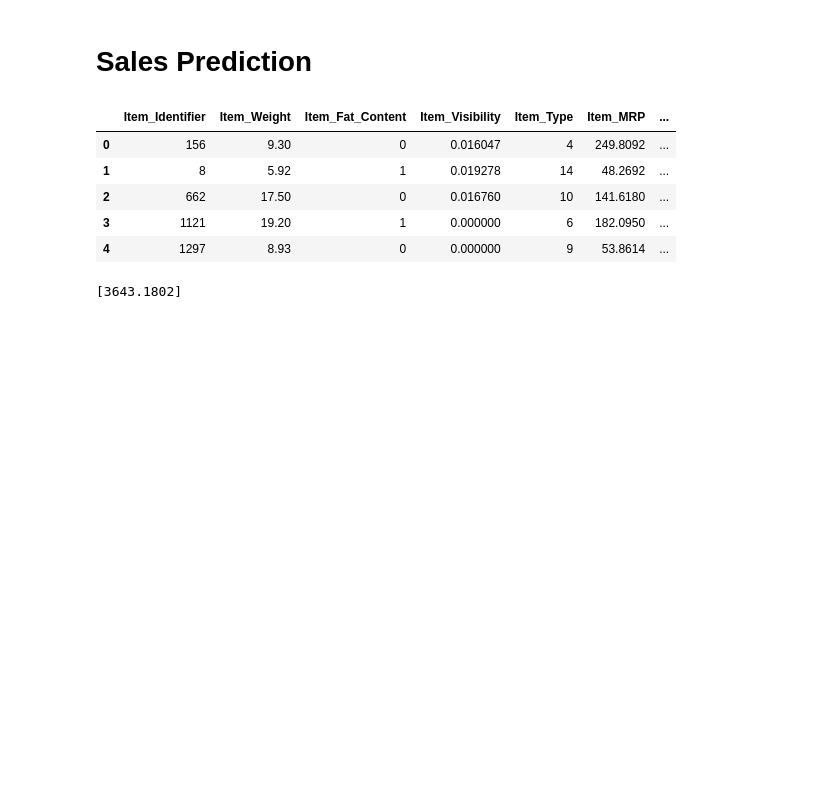
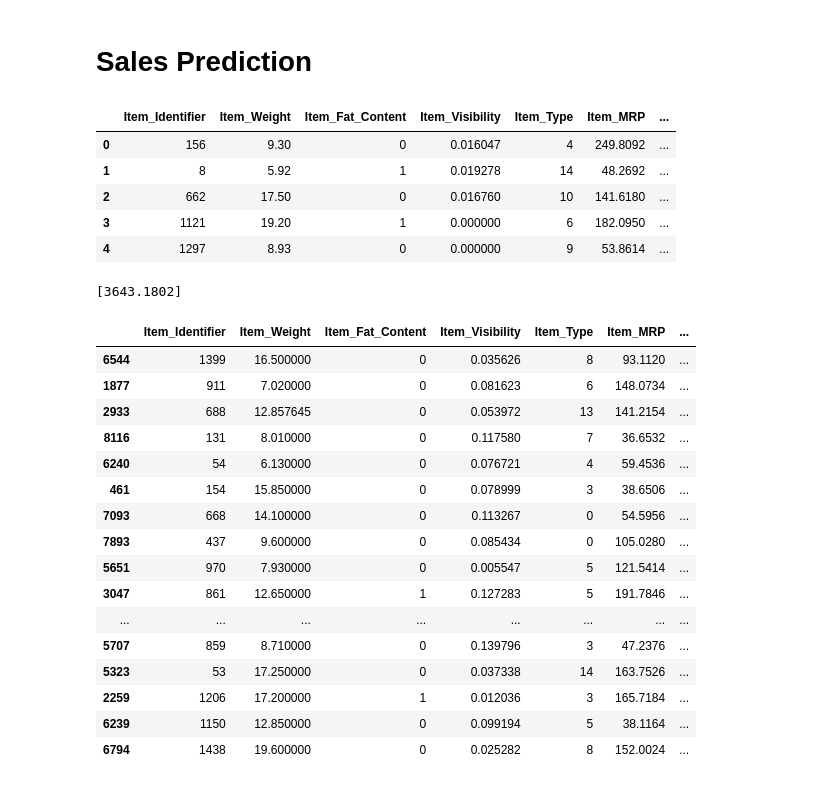
Before and after one commit to mdsohaib15/Big-Mart-Sales-Prediction, a Jupyter notebook: Big Market Data Analysis.ipynb, the cells around one changed output. Drawn from its saved outputs; the diff is of its cells as text; code cells hidden in the pictures; blank space fills up the shorter version.

```diff
--- a/Big Market Data Analysis.ipynb
+++ b/Big Market Data Analysis.ipynb
@@ -692,3 +692,23 @@ print(prediciton)
 # %%
 import pickle
 pickle.dump(regressor,open('model.pkl','wb'))
+# %%
+x_test
+# %% [output]
+|  | Item_Identifier | Item_Weight | Item_Fat_Content | Item_Visibility | Item_Type | Item_MRP | ... |
+| 6544 | 1399 | 16.500000 | 0 | 0.035626 | 8 | 93.1120 | ... |
+| 1877 | 911 | 7.020000 | 0 | 0.081623 | 6 | 148.0734 | ... |
+| 2933 | 688 | 12.857645 | 0 | 0.053972 | 13 | 141.2154 | ... |
+| 8116 | 131 | 8.010000 | 0 | 0.117580 | 7 | 36.6532 | ... |
+| 6240 | 54 | 6.130000 | 0 | 0.076721 | 4 | 59.4536 | ... |
+| 461 | 154 | 15.850000 | 0 | 0.078999 | 3 | 38.6506 | ... |
+| 7093 | 668 | 14.100000 | 0 | 0.113267 | 0 | 54.5956 | ... |
+| 7893 | 437 | 9.600000 | 0 | 0.085434 | 0 | 105.0280 | ... |
+| 5651 | 970 | 7.930000 | 0 | 0.005547 | 5 | 121.5414 | ... |
+| 3047 | 861 | 12.650000 | 1 | 0.127283 | 5 | 191.7846 | ... |
+| ... | ... | ... | ... | ... | ... | ... | ... |
+| 5707 | 859 | 8.710000 | 0 | 0.139796 | 3 | 47.2376 | ... |
+| 5323 | 53 | 17.250000 | 0 | 0.037338 | 14 | 163.7526 | ... |
+| 2259 | 1206 | 17.200000 | 1 | 0.012036 | 3 | 165.7184 | ... |
+| 6239 | 1150 | 12.850000 | 0 | 0.099194 | 5 | 38.1164 | ... |
+| 6794 | 1438 | 19.600000 | 0 | 0.025282 | 8 | 152.0024 | ... |
```
Also changed, not shown: parts of 1 cell of this notebook, 1 other file.
